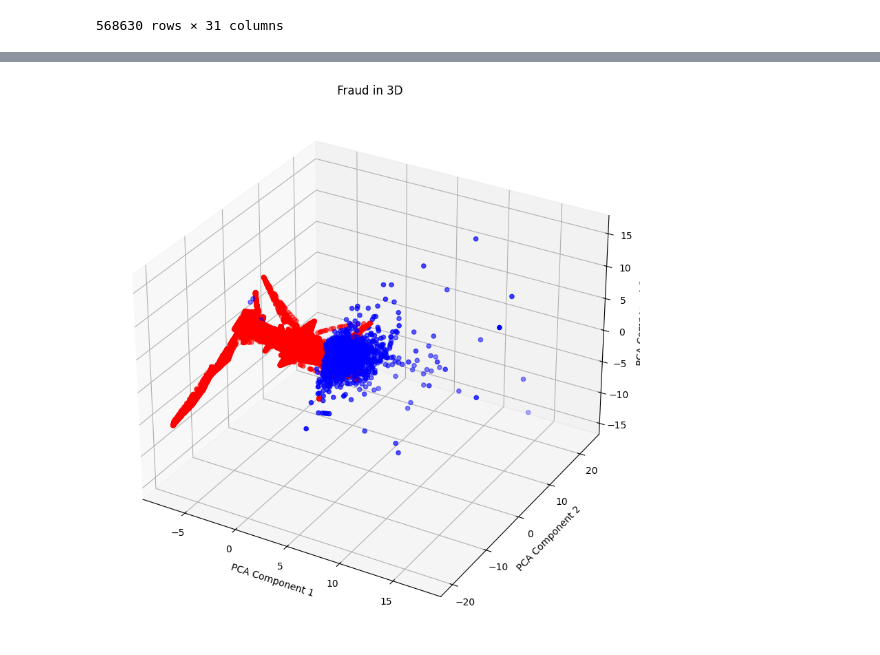
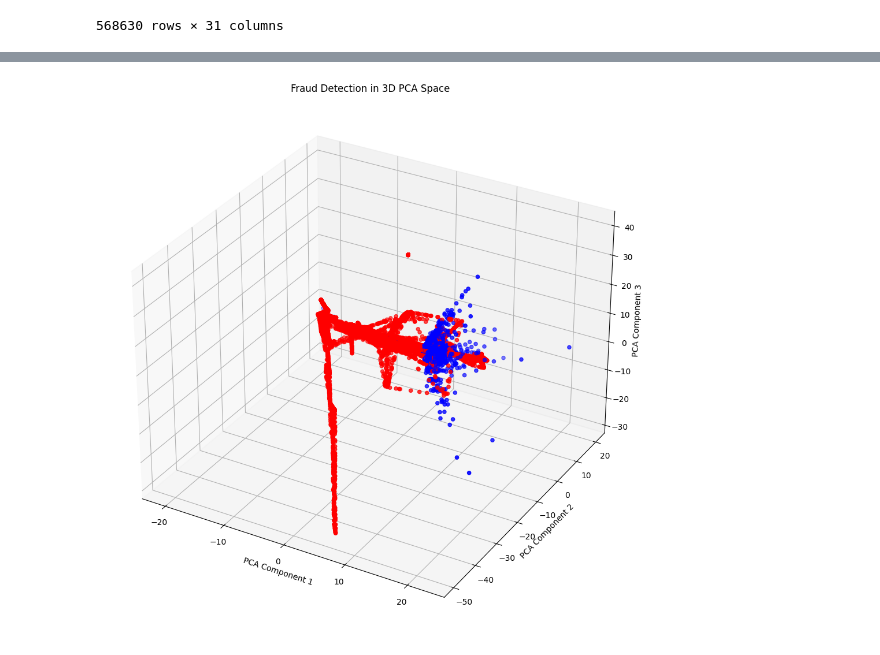
Before and after one commit to Hernan3scobar/Autoencoders, a Jupyter notebook: AutoEncoder-1.ipynb, the cells around one changed output, grey strips where cells are left out. Drawn from its saved outputs; the diff is of its cells as text; code cells hidden in the pictures.

```diff
--- a/AutoEncoder-1.ipynb
+++ b/AutoEncoder-1.ipynb
@@ -67,0 +102,22 @@ df
+# %%
+
+# Normalize the "Amount" column
+scaler = StandardScaler()
+df['Amount'] = scaler.fit_transform(df['Amount'].values.reshape(-1, 1))
+
+# Extract features and labels from the entire dataset
+X = df.drop(["id", "Class"], axis=1).values
+y = df["Class"].values
+
+# Split the data into training and testing sets
+X_train, X_test, y_train, y_test = train_test_split(X, y, test_size=0.1, random_state=42)
+
+# Filter non-fraudulent data (Class = 0) from the training set
+X_train = X_train[y_train == 0]
+y_train = y_train[y_train == 0]
+
+# Display dimensions to verify
+print("Dimensions of X_train_non_fraud:", X_train.shape)
+print("Dimensions of X_test:", X_test.shape)
+print("Dimensions of y_train_non_fraud:", y_train.shape)
+print("Dimensions of y_test:", y_test.shape)
@@ -68 +129,8 @@ df
+# %%
+#Standarize data based on mean & std of X_train
+mean = X_train.mean(axis=0)
+std = X_train.std(axis=0)
+
+X_train = (X_train -mean)/std
+X_test = (X_test -mean)/std
 # %%
@@ -105,28 +169,28 @@ test_loader = DataLoader(
 # %%
-#
+# Here we can see the test samples, and the final goals of the reconstruction in a PCA space
 pca = PCA(n_components=3)
 X_test_reduced = pca.fit_transform(X_test)
 
-# colores para los puntos, 'r' para anomalías y 'b' para normales
+# 'r' anomaly  'b' normal
 colors = ['r' if x == 1 else 'b' for x in y_test]
 
 #
-fig = plt.figure(figsize=(12, 10))
+fig = plt.figure(figsize=(12, 16))
 ax = fig.add_subplot(111, projection='3d')
 
 # 3D
 scatter = ax.scatter(X_test_reduced[:, 0], X_test_reduced[:, 1], X_test_reduced[:, 2],
                      c=colors, marker='o')
 
-ax.set_xlabel('PCA Component 1')
-ax.set_ylabel('PCA Component 2')
-ax.set_zlabel('PCA Component 3')
-plt.title(' Fraud in 3D')
+# Set axis labels and plot title
+ax.set_xlabel('PCA Component 1', labelpad=1)
+ax.set_ylabel('PCA Component 2', labelpad=1)
+ax.set_zlabel('PCA Component 3', labelpad=0.5)
+plt.title('Fraud Detection in 3D PCA Space', pad=1)
 
-# Mostrar la gráfica
 plt.show()
 # %% [output]
-[figure, old version]
+[figure, new version]
 # %%
 # ## Build the Autoencoder
 
```
Also changed, not shown: parts of 17 cells of this notebook.
